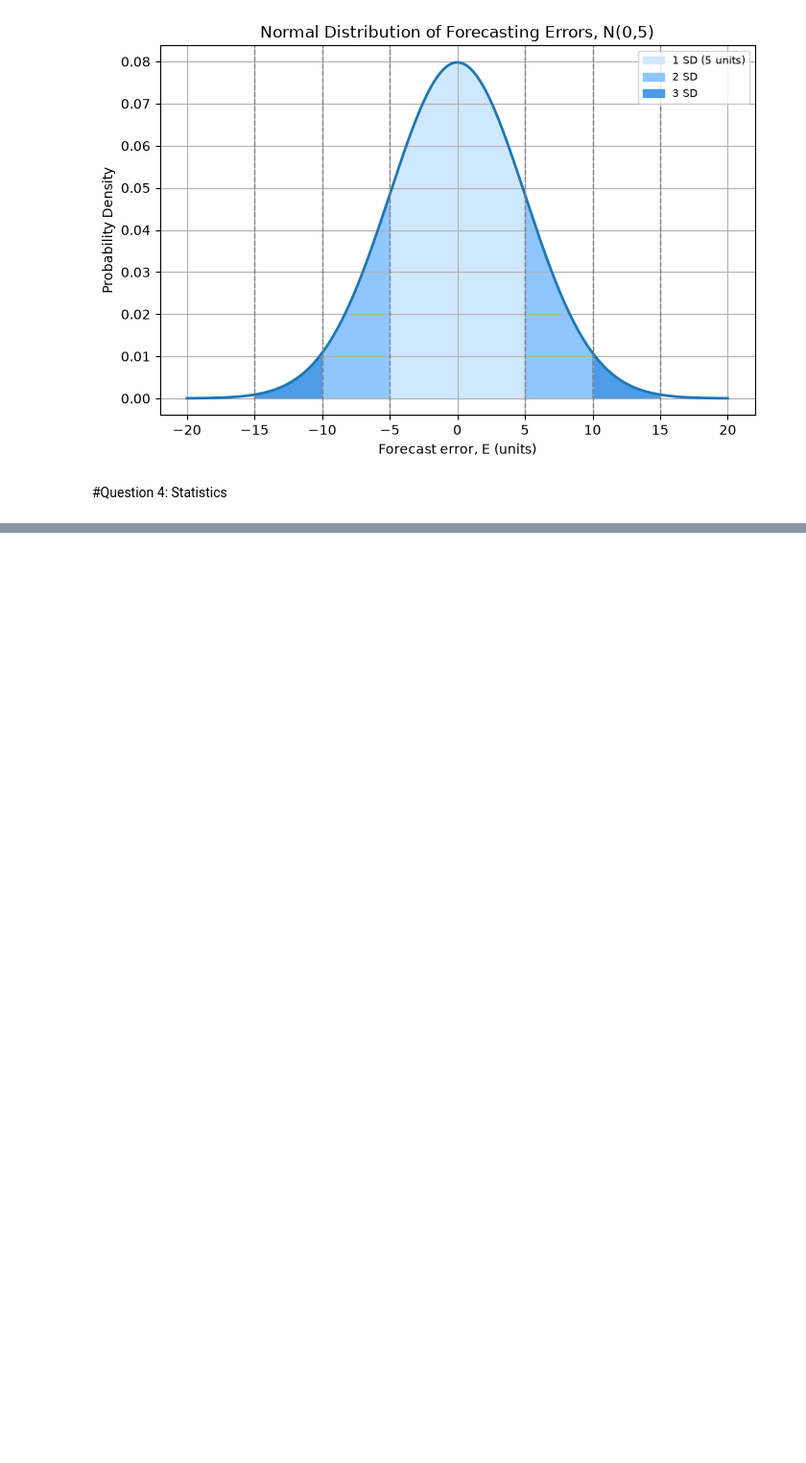
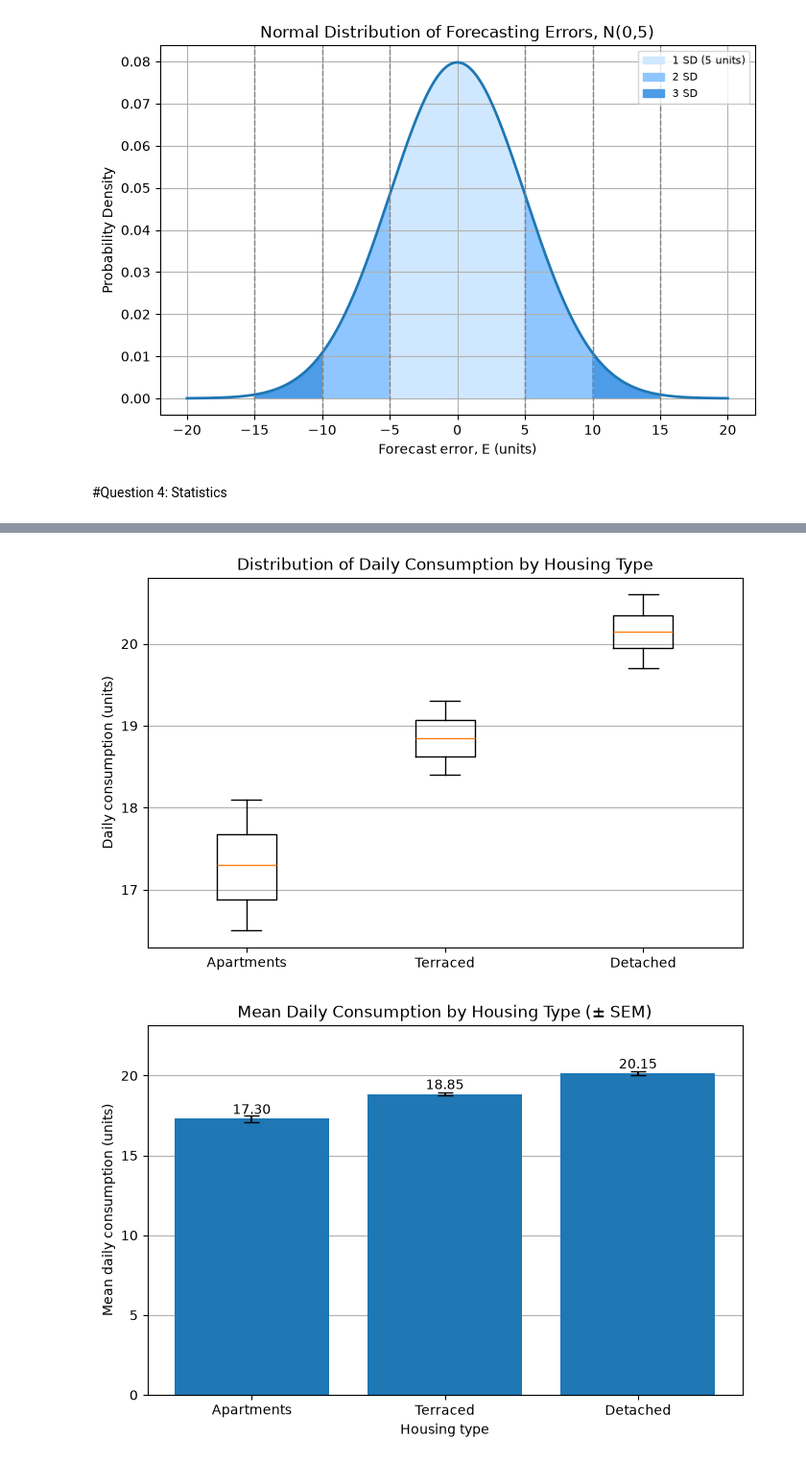
Before and after one commit to Mimi97-aqua/msc_projects, a Jupyter notebook: com7023/analysis.ipynb, the cells around one changed output, grey strips where cells are left out. Shown at 96% size. Saved outputs shown, nothing was run; the diff lists cells and outputs as text; code cells hidden in the pictures; blank space fills up the shorter version.

Commit message:
Add computattion and viz for statistics

```diff
--- a/com7023/analysis.ipynb
+++ b/com7023/analysis.ipynb
@@ -198,3 +198,20 @@ plt.show()
 [figure]
 # %% [markdown]
 #Question 4: Statistics
+# %%
+# 1. Data
+apartments = np.array([16.8, 17.2, 16.5, 17.9, 18.1, 17.4, 16.9, 17.6])
+terraced   = np.array([18.4, 18.9, 19.1, 18.7, 19.3, 18.6, 19.0, 18.8, 19.2, 18.5])
+detached   = np.array([20.1, 19.7, 20.4, 19.9, 20.6, 20.2])
+
+groups = [apartments, terraced, detached]
+labels = ["Apartments", "Terraced", "Detached"]
+
+# 2. Descriptive statistics
+means = [g.mean() for g in groups]
+ns = [len(g) for g in groups]
+grand_mean = np.concatenate(groups).mean()
+
+for lab, g, m in zip(labels, groups, means):
+    print(f"{lab}: n={len(g)}, mean={m:.4f}, sd={g.std(ddof=1):.4f}")
+print(f"\nGrand mean = {grand_mean:.4f}")
@@ -200,0 +305,27 @@ plt.show()
+# %%
+# 5. Visualisation - boxplot of consumption distribution by housing type
+plt.figure(figsize=(8,5))
+plt.boxplot([apartments, terraced, detached], tick_labels=labels)
+plt.ylabel("Daily consumption (units)")
+plt.title("Distribution of Daily Consumption by Housing Type")
+plt.grid(axis='y')
+plt.gca().set_axisbelow(True)
+plt.show()
+
+# 6. Visualisation - bar chart of group means with standard error bars
+sems = [g.std(ddof=1) / np.sqrt(len(g)) for g in groups]
+
+plt.figure(figsize=(8,5))
+plt.bar(labels, means, yerr=sems, capsize=6, color='tab:blue')
+for i in range(len(labels)):
+    plt.text(i, means[i] + 0.3, f"{means[i]:.2f}", ha='center')
+plt.xlabel("Housing type")
+plt.ylabel("Mean daily consumption (units)")
+plt.title("Mean Daily Consumption by Housing Type (\u00b1 SEM)")
+plt.grid(axis='y')
+plt.gca().set_axisbelow(True)
+plt.ylim(0, max(means) + 3)
+plt.show()
+# %% [output]
+[figure, added]
+[figure, added]
```
Also changed, not shown: parts of 3 cells of this notebook.
